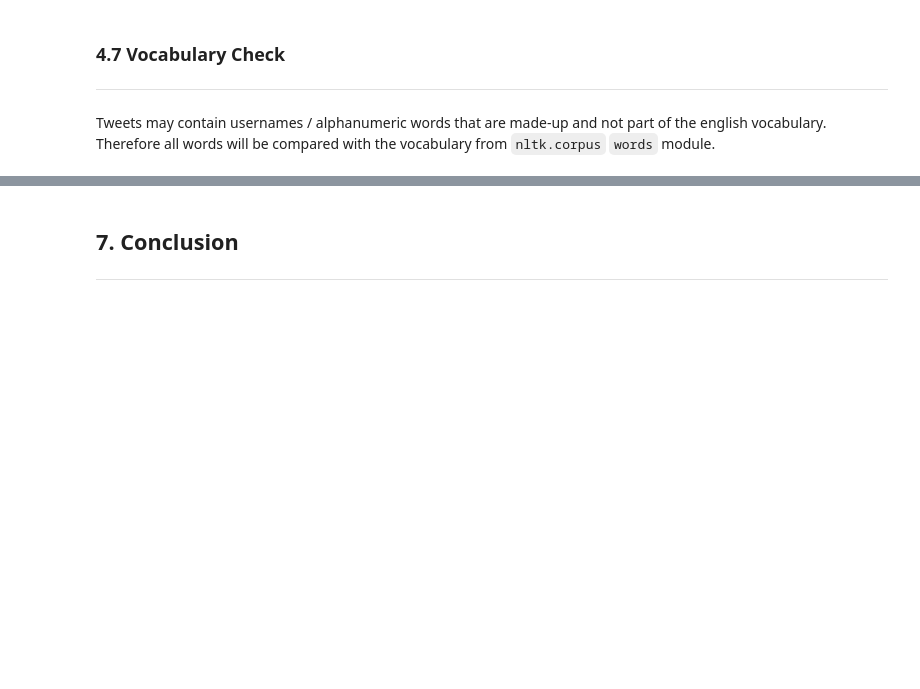
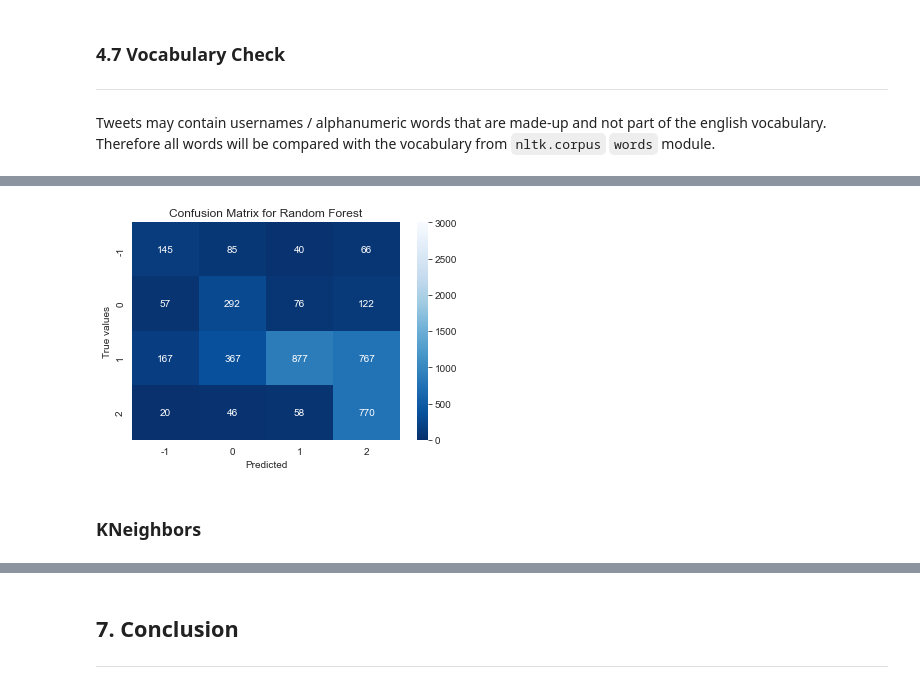
Before and after one commit to MakgaboMaja/classification_Team_TS1, a Jupyter notebook: Hena/Classification Predict.ipynb, the cells around one changed output, grey strips where cells are left out. Saved outputs shown, nothing was run; the diff lists cells and outputs as text; code cells hidden in the pictures; blank space fills up the shorter version.

```diff
--- a/Hena/Classification Predict.ipynb
+++ b/Hena/Classification Predict.ipynb
@@ -281,0 +477,9 @@ train['message'] = train['message'].apply(word_check)
+# %%
+rf_cv = GridSearchCV(
+    rf_,
+    param_grid = rf_params,
+    scoring = 'f1_weighted',
+    cv = 5
+)
+# %%
+rf_cv.fit(X_train, y_train)
@@ -281,0 +703,20 @@ train['message'] = train['message'].apply(word_check)
+# %%
+sns.heatmap(
+    confusion_matrix(y_test, y_pred),
+    cmap = "Blues_r",
+    xticklabels = rf_cv.classes_,
+    yticklabels = rf_cv.classes_,
+    vmin = 0,
+    vmax = 3000,
+    annot = True,
+    fmt = 'g'
+)
+
+plt.title('Confusion Matrix for Random Forest')
+plt.ylabel('True values')
+plt.xlabel('Predicted')
+plt.show()
+# %% [output]
+[figure, added]
+# %% [markdown]
+### KNeighbors
```
Also changed, not shown: parts of 87 cells of this notebook.
